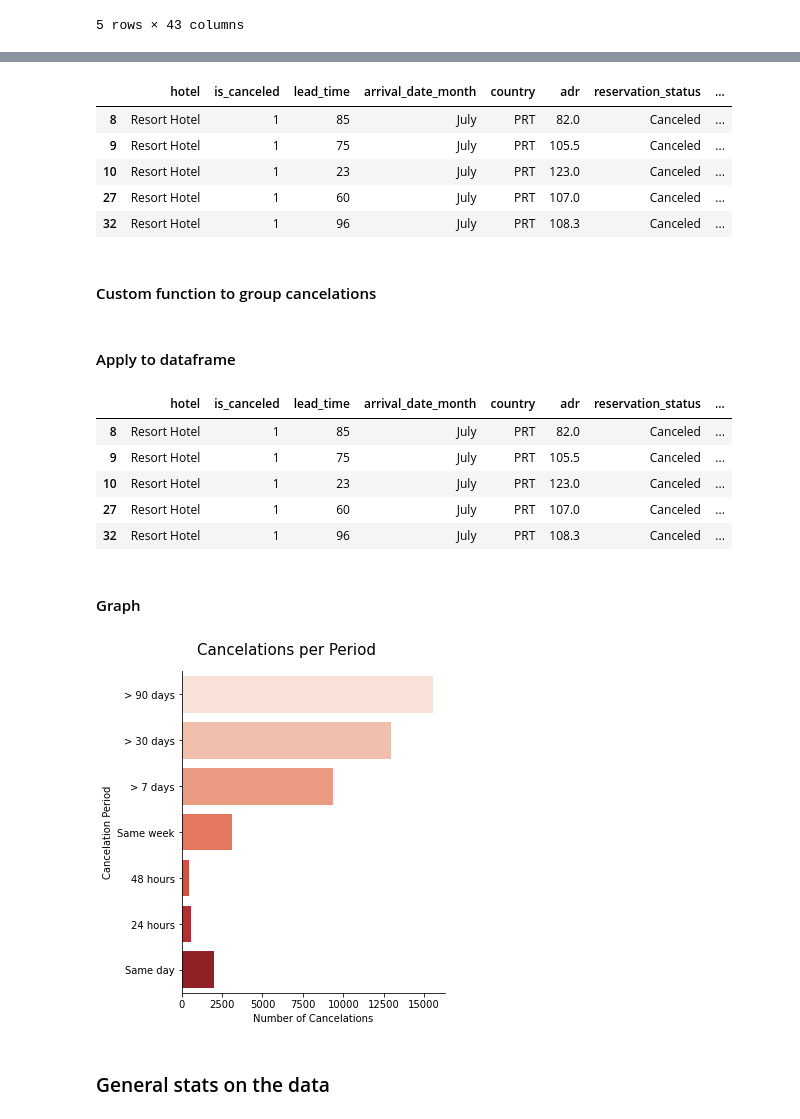
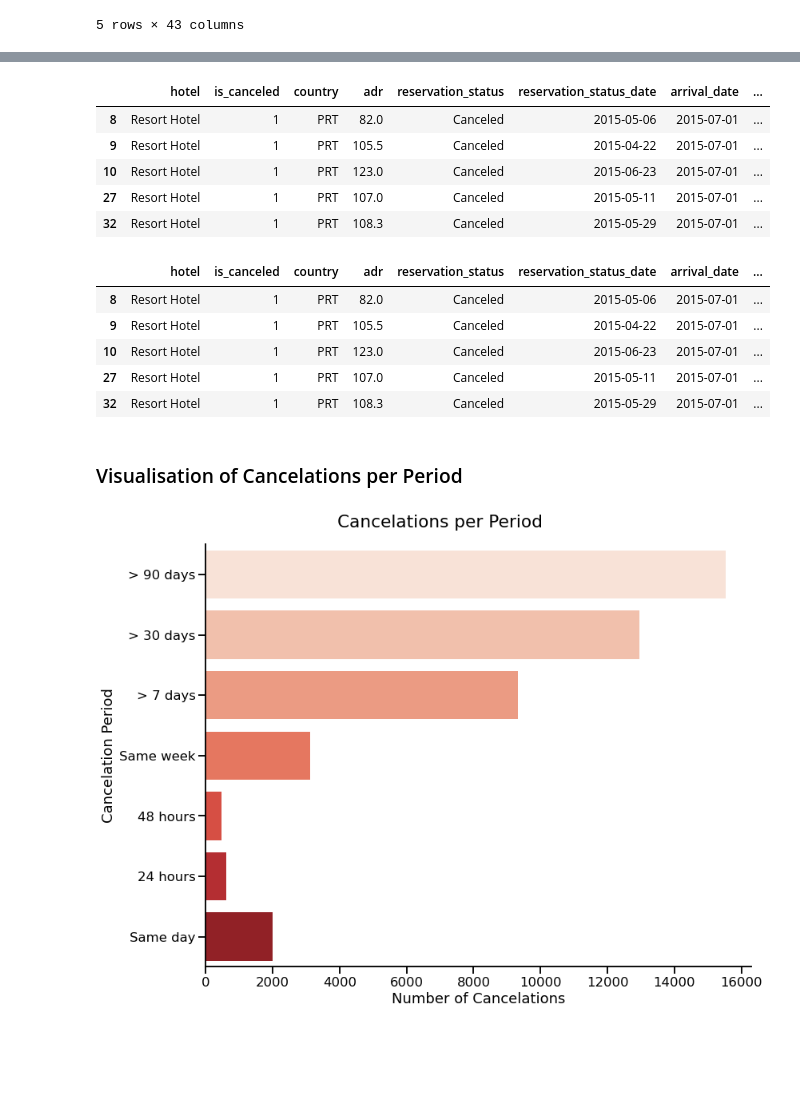
Before and after one commit to elainecorcoran1/UCDProject, a Jupyter notebook: hotel_bookings.ipynb, the cells around one changed output, grey strips where cells are left out. Saved outputs shown, nothing was run; the diff lists cells and outputs as text; code cells hidden in the pictures; blank space fills up the shorter version.

Commit message:
Changes to visualisations

```diff
--- a/hotel_bookings.ipynb
+++ b/hotel_bookings.ipynb
@@ -249,6 +204,8 @@ hotel_bookings.head()
 # %%
+# Columns not relevant to my analysis
 hotel_bookings = hotel_bookings.drop(
-    ['arrival_date_month',
+    ['lead_time',
+     'arrival_date_month',
      'arrival_date_year',
      'arrival_date_week_number',
      'arrival_date_day_of_month',
@@ -363,0 +337,12 @@ hotel_bookings_not_canceled = hotel_bookings[hotel_bookings["is_canceled"]==0].c
+# %%
+# Creating a list to order the groups
+guest_type_order = ["Individual Traveller", "Couple", "Group", "Family", "Large Group", "Other"]
+# Setting scale
+sns.set_context("talk")
+# Using catplot() kind = "count"
+# Using hotel_bookings_not_canceled DataFrame
+# Define palette using dictionary
+g2 = sns.catplot(data = hotel_bookings_not_canceled, y = "guest_type", kind = "count", hue = "hotel", palette = {"Resort Hotel" : "c", "City Hotel": "m"}, height=8.27, aspect=11.7/8.27)
+g2.fig.suptitle("Bookings per Guest Type", y = 1.03)
+g2.set(xlabel = "Number of Bookings", ylabel = "Guest Type")
+plt.show()
@@ -363,0 +373,12 @@ hotel_bookings_not_canceled = hotel_bookings[hotel_bookings["is_canceled"]==0].c
+# %%
+# Filter hotel_bookings_not_canceled to create top_10_countries based on the countries above
+top_10_countries = hotel_bookings_not_canceled[hotel_bookings_not_canceled["country"].isin(arrivals_per_country_10.index)]
+# Setting scale
+sns.set_context("talk")
+# Using catplot() kind = "count"
+# Using top_10_countries DataFrame to display only the Top 10 countries, more than this was difficult to view
+# Define palette using dictionary
+g3 = sns.catplot(data = top_10_countries, y = "country", hue = "hotel", kind = "count", order = top_10_countries['country'].value_counts().index, palette = {"Resort Hotel" : "c", "City Hotel": "m"}, height=8.27, aspect=11.7/8.27)
+g3.fig.suptitle("Bookings per Country", y = 1.03)
+g3.set(xlabel = "Number of Bookings", ylabel = "Country")
+plt.show()
@@ -409,14 +400,12 @@ hotel_bookings_canceled.head()
 # %%
-# Convert cancelation period to float
+# Convert "cancelation_period" to float
 hotel_bookings_canceled["cancelation_period"] = hotel_bookings_canceled["cancelation_period"].astype('timedelta64[D]')
 hotel_bookings_canceled.head()
 # %% [output]
-|  | hotel | is_canceled | lead_time | arrival_date_month | country | adr | reservation_status | ... |
-| 8 | Resort Hotel | 1 | 85 | July | PRT | 82.0 | Canceled | ... |
-| 9 | Resort Hotel | 1 | 75 | July | PRT | 105.5 | Canceled | ... |
-| 10 | Resort Hotel | 1 | 23 | July | PRT | 123.0 | Canceled | ... |
-| 27 | Resort Hotel | 1 | 60 | July | PRT | 107.0 | Canceled | ... |
-| 32 | Resort Hotel | 1 | 96 | July | PRT | 108.3 | Canceled | ... |
+|  | hotel | is_canceled | country | adr | reservation_status | reservation_status_date | arrival_date | ... |
+| 8 | Resort Hotel | 1 | PRT | 82.0 | Canceled | 2015-05-06 | 2015-07-01 | ... |
+| 9 | Resort Hotel | 1 | PRT | 105.5 | Canceled | 2015-04-22 | 2015-07-01 | ... |
+| 10 | Resort Hotel | 1 | PRT | 123.0 | Canceled | 2015-06-23 | 2015-07-01 | ... |
+| 27 | Resort Hotel | 1 | PRT | 107.0 | Canceled | 2015-05-11 | 2015-07-01 | ... |
+| 32 | Resort Hotel | 1 | PRT | 108.3 | Canceled | 2015-05-29 | 2015-07-01 | ... |
-# %% [markdown]
-#### Custom function to group cancelations
 # %%
@@ -436,17 +426,16 @@ def cancelations_grouped(hotel_bookings_canceled):
         return ("24 hours")
     else:
         return ("Same day")
-# %% [markdown]
-#### Apply to dataframe
 # %%
+# Apply to hotel_bookings_canceled
 hotel_bookings_canceled["cancelations_grouped"] = hotel_bookings_canceled.apply(cancelations_grouped, axis=1)
 hotel_bookings_canceled.head()
 # %% [output]
-|  | hotel | is_canceled | lead_time | arrival_date_month | country | adr | reservation_status | ... |
-| 8 | Resort Hotel | 1 | 85 | July | PRT | 82.0 | Canceled | ... |
-| 9 | Resort Hotel | 1 | 75 | July | PRT | 105.5 | Canceled | ... |
-| 10 | Resort Hotel | 1 | 23 | July | PRT | 123.0 | Canceled | ... |
-| 27 | Resort Hotel | 1 | 60 | July | PRT | 107.0 | Canceled | ... |
-| 32 | Resort Hotel | 1 | 96 | July | PRT | 108.3 | Canceled | ... |
+|  | hotel | is_canceled | country | adr | reservation_status | reservation_status_date | arrival_date | ... |
+| 8 | Resort Hotel | 1 | PRT | 82.0 | Canceled | 2015-05-06 | 2015-07-01 | ... |
+| 9 | Resort Hotel | 1 | PRT | 105.5 | Canceled | 2015-04-22 | 2015-07-01 | ... |
+| 10 | Resort Hotel | 1 | PRT | 123.0 | Canceled | 2015-06-23 | 2015-07-01 | ... |
+| 27 | Resort Hotel | 1 | PRT | 107.0 | Canceled | 2015-05-11 | 2015-07-01 | ... |
+| 32 | Resort Hotel | 1 | PRT | 108.3 | Canceled | 2015-05-29 | 2015-07-01 | ... |
 # %% [markdown]
-#### Graph
+### Visualisation of Cancelations per Period
@@ -455,9 +442,13 @@ cancelations_grouped_order = ["> 90 days", "> 30 days", "> 7 days", "Same week",
 # %%
-g = sns.catplot(data = hotel_bookings_canceled, y = "cancelations_grouped", kind = "count", order = cancelations_grouped_order, palette = "Reds")
-g.fig.suptitle("Cancelations per Period", y = 1.05, fontsize = 15)
-g.set(xlabel = "Number of Cancelations", ylabel = "Cancelation Period")
+# Creating list to order the groups
+cancelations_grouped_order = ["> 90 days", "> 30 days", "> 7 days", "Same week", "48 hours", "24 hours", "Same day"]
+# Setting scale
+sns.set_context("talk")
+# Using catplot() kind = "count"
+# Using hotel_bookings_canceled DataFrame as I am only looking at canceled bookings
+g4 = sns.catplot(data = hotel_bookings_canceled, y = "cancelations_grouped", kind = "count", order = cancelations_grouped_order, palette = "Reds", height=8.27, aspect=11.7/8.27)
+g4.fig.suptitle("Cancelations per Period", y = 1.03)
+g4.set(xlabel = "Number of Cancelations", ylabel = "Cancelation Period")
 plt.show()
 # %% [output]
-[figure, old version]
+[figure, new version]
-# %% [markdown]
-### General stats on the data
```
Also changed, not shown: parts of 102 cells of this notebook.
